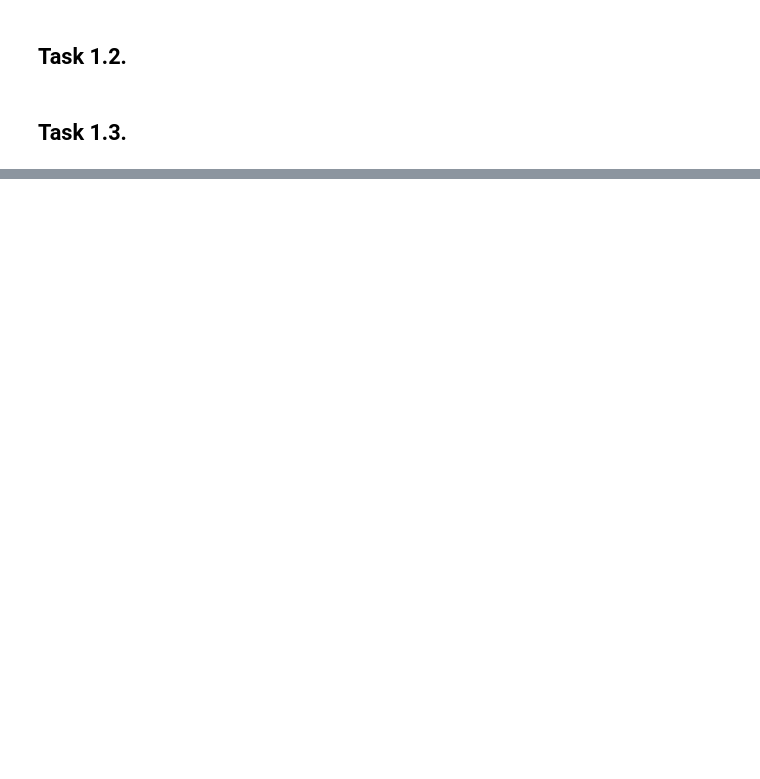
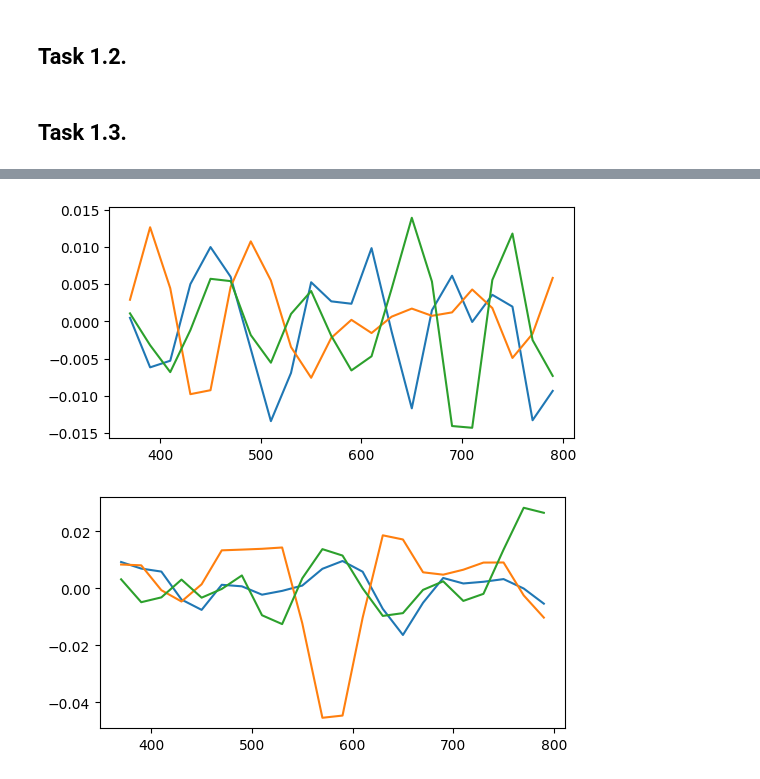
Before and after one commit to oparker7/gg3, a Jupyter notebook: task1_runlocal.ipynb, the cells around one changed output, grey strips where cells are left out. Saved outputs shown, nothing was run; the diff lists cells and outputs as text; code cells hidden in the pictures; blank space fills up the shorter version.

```diff
--- a/task1_runlocal.ipynb
+++ b/task1_runlocal.ipynb
@@ -139,0 +122,20 @@ plt.show()
+# %%
+# plot traces of fano factor once convolved with laplacian kernel
+laplacians = np.array([dv.laplacian(fanos_smoothed[i], plot=False)  for i in range(6)])
+
+n = len(laplacians[0])
+clip_fac = 0.1 # fraction of array to remove from start and end
+laplacians = laplacians[:, int(np.floor(n*clip_fac)) : int(np.ceil(n*(1-clip_fac)))]
+times = times[int(np.floor(n*clip_fac)) : int(np.ceil(n*(1-clip_fac)))]
+
+fig, ax7 = plt.subplots(figsize=(6,3))
+fig, ax8 = plt.subplots(figsize=(6,3))
+
+for i in range(3):
+    ax7.plot(times, laplacians[i])
+
+for j in range(3):
+    ax8.plot(times, laplacians[j+3])
+# %% [output]
+[figure, added]
+[figure, added]
```
Also changed, not shown: parts of 10 cells of this notebook.
